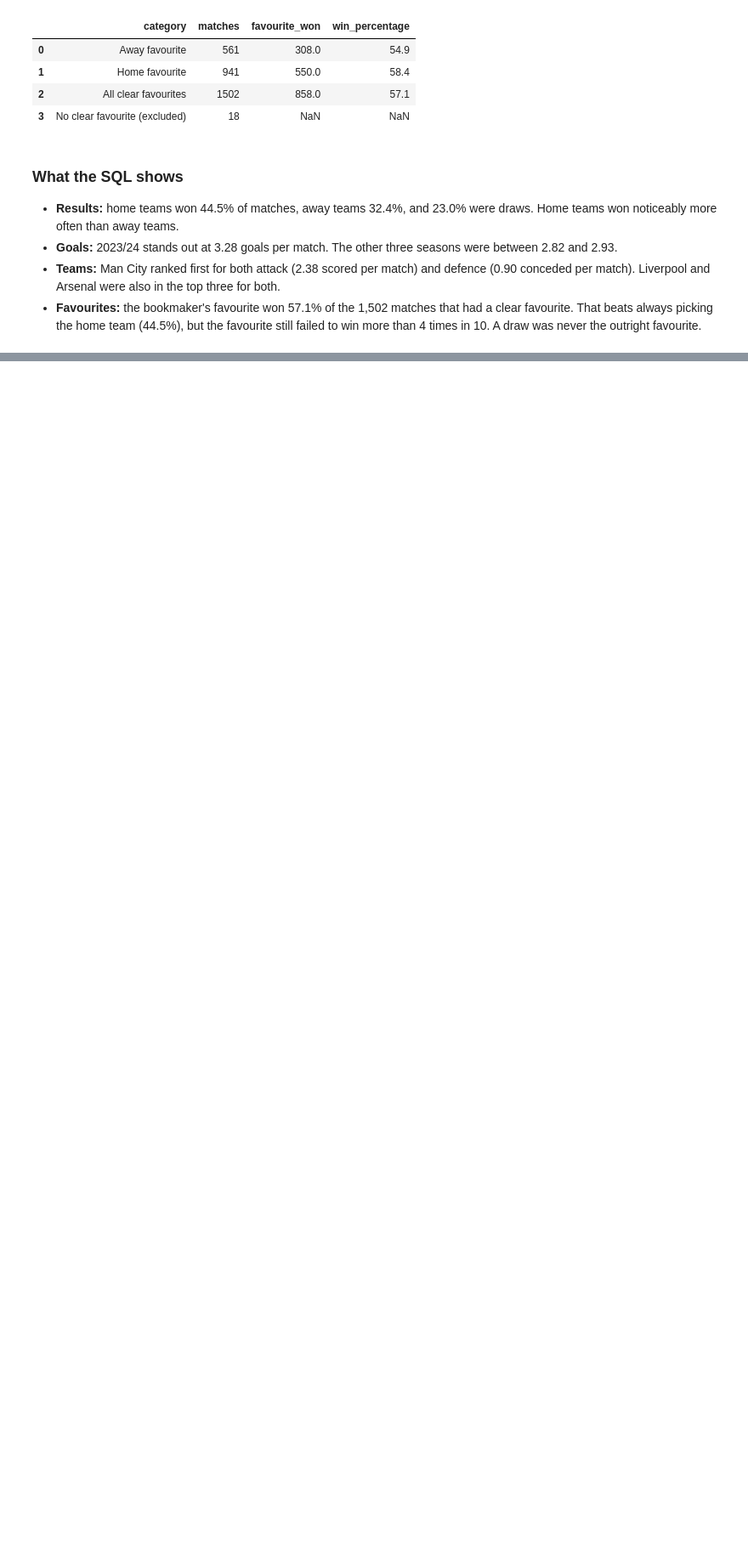
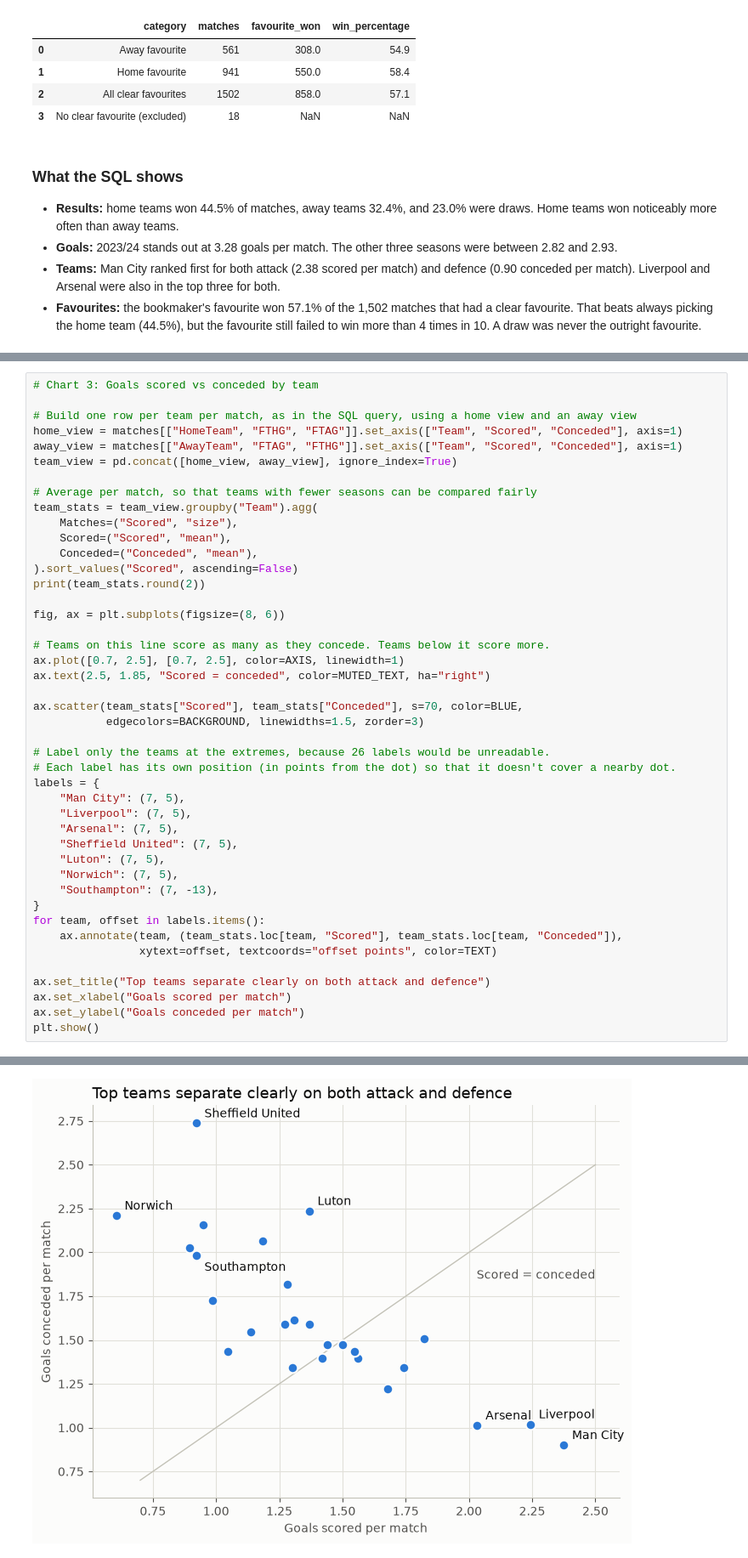
Before and after one commit to Yurieb/premier-league-match-predictor, a Jupyter notebook: football_model.ipynb, the cells around one changed output, grey strips where cells are left out. Shown at 85% size. Cells and saved outputs as stored; diff of their text form; blank space fills up the shorter version.

```diff
--- a/football_model.ipynb
+++ b/football_model.ipynb
@@ -377,0 +488,45 @@ pd.read_sql_query(query, conn)
+# %%
+# Chart 3: Goals scored vs conceded by team
+
+# Build one row per team per match, as in the SQL query, using a home view and an away view
+home_view = matches[["HomeTeam", "FTHG", "FTAG"]].set_axis(["Team", "Scored", "Conceded"], axis=1)
+away_view = matches[["AwayTeam", "FTAG", "FTHG"]].set_axis(["Team", "Scored", "Conceded"], axis=1)
+team_view = pd.concat([home_view, away_view], ignore_index=True)
+
+# Average per match, so that teams with fewer seasons can be compared fairly
+team_stats = team_view.groupby("Team").agg(
+    Matches=("Scored", "size"),
+    Scored=("Scored", "mean"),
+    Conceded=("Conceded", "mean"),
+).sort_values("Scored", ascending=False)
+print(team_stats.round(2))
+
+fig, ax = plt.subplots(figsize=(8, 6))
+
+# Teams on this line score as many as they concede. Teams below it score more.
+ax.plot([0.7, 2.5], [0.7, 2.5], color=AXIS, linewidth=1)
+ax.text(2.5, 1.85, "Scored = conceded", color=MUTED_TEXT, ha="right")
+
+ax.scatter(team_stats["Scored"], team_stats["Conceded"], s=70, color=BLUE,
+           edgecolors=BACKGROUND, linewidths=1.5, zorder=3)
+
+# Label only the teams at the extremes, because 26 labels would be unreadable.
+# Each label has its own position (in points from the dot) so that it doesn't cover a nearby dot.
+labels = {
+    "Man City": (7, 5),
+    "Liverpool": (7, 5),
+    "Arsenal": (7, 5),
+    "Sheffield United": (7, 5),
+    "Luton": (7, 5),
+    "Norwich": (7, 5),
+    "Southampton": (7, -13),
+}
+for team, offset in labels.items():
+    ax.annotate(team, (team_stats.loc[team, "Scored"], team_stats.loc[team, "Conceded"]),
+                xytext=offset, textcoords="offset points", color=TEXT)
+
+ax.set_title("Top teams separate clearly on both attack and defence")
+ax.set_xlabel("Goals scored per match")
+ax.set_ylabel("Goals conceded per match")
+plt.show()
+# %% [output]
@@ -377,0 +550 @@ pd.read_sql_query(query, conn)
+[figure, added]
```
Also changed, not shown: parts of 10 cells of this notebook.
